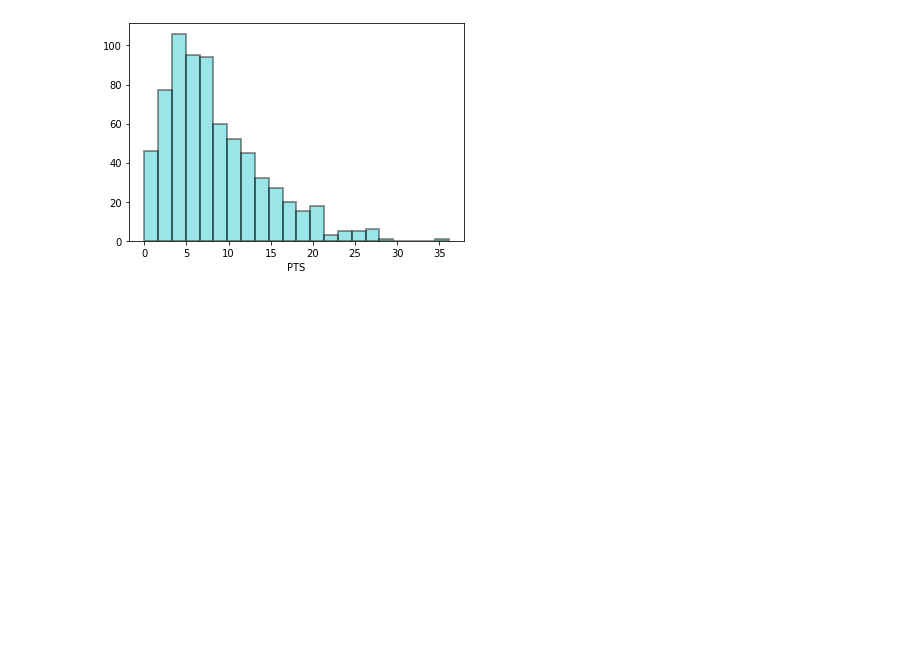
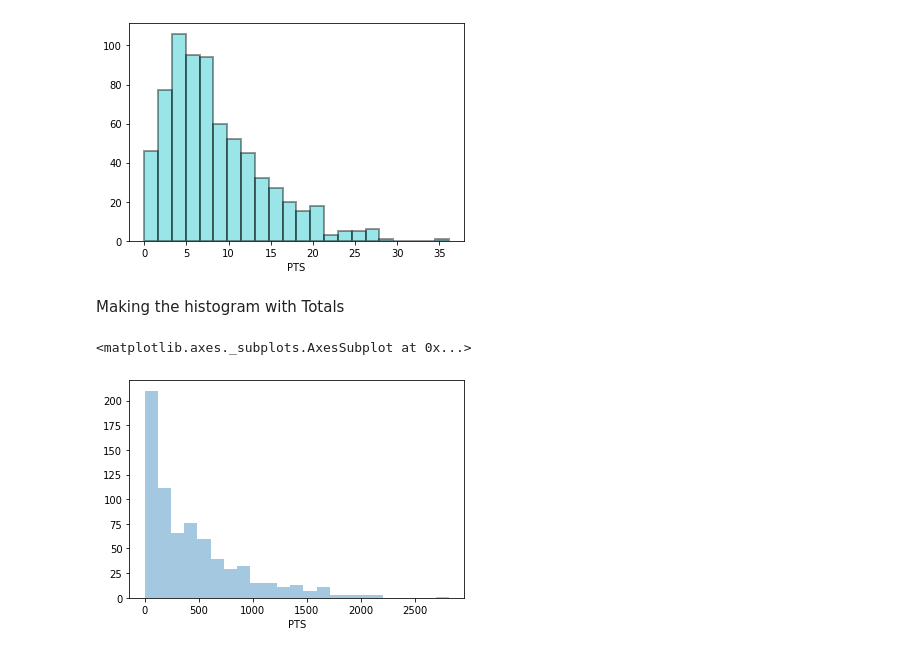
Before and after one commit to luccidomingues/NBA-Web-Scraping, a Jupyter notebook: Webscraping.ipynb, the cells around one changed output. Saved outputs shown, nothing was run; the diff lists cells and outputs as text; code cells hidden in the pictures; blank space fills up the shorter version.

```diff
--- a/Webscraping.ipynb
+++ b/Webscraping.ipynb
@@ -37,6 +37,8 @@ https://www.basketball-reference.com/leagues/NBA_2018_per_game.html
 https://www.basketball-reference.com/leagues/NBA_2019_per_game.html
 # %%
 url = 'https://www.basketball-reference.com/leagues/NBA_2019_per_game.html'
+
+url_t = 'https://www.basketball-reference.com/leagues/NBA_2019_totals.html'
 # %% [markdown]
 Read HTML webpage into pandas
 # %%
@@ -122,0 +136,4 @@ df.shape
+# %%
+df_t = pd.read_html(url_t, header = 0)
+
+df_t
@@ -122,0 +171,4 @@ df.shape
+# %%
+df2019_t = df_t[0]
+
+df2019_t[df2019_t.Age == 'Age']
@@ -122,0 +193,3 @@ df.shape
+# %%
+df_t = df2019_t.drop(df2019_t[df2019_t.Age == 'Age'].index)
+df_t.shape
@@ -152,3 +240,11 @@ sns.distplot(df.PTS,
 # %% [output]
 <matplotlib.axes._subplots.AxesSubplot at 0x...>
 [figure]
+# %% [markdown]
+Making the histogram with Totals
+# %%
+sns.distplot(df_t.PTS,
+             kde=False)
+# %% [output]
+<matplotlib.axes._subplots.AxesSubplot at 0x...>
+[figure, added]
```
Also changed, not shown: parts of 19 cells of this notebook.
